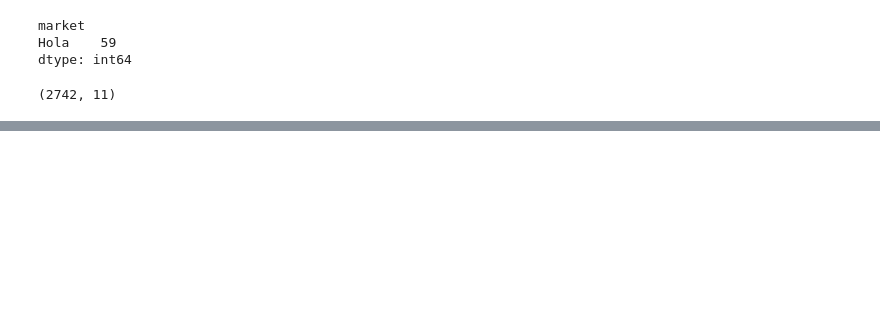
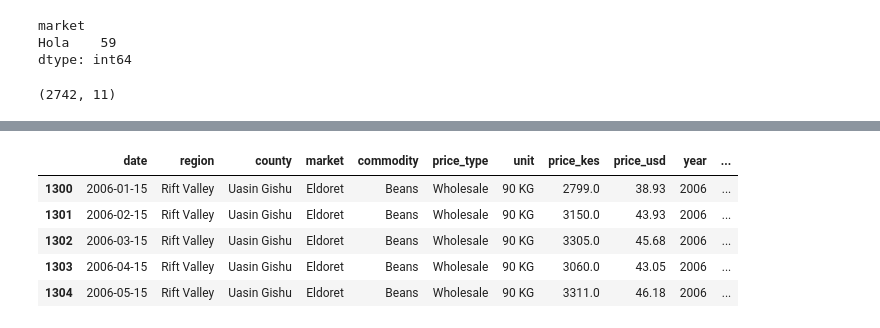
Before and after one commit to rose-odiwuor/food_market_prices, a Jupyter notebook: analysis.ipynb, the cells around one changed output, grey strips where cells are left out. Drawn from its saved outputs; the diff is of its cells as text; code cells hidden in the pictures; blank space fills up the shorter version.

```diff
--- a/analysis.ipynb
+++ b/analysis.ipynb
@@ -171,0 +153,3 @@ copy_date.head()
+# %%
+#we are finding the price for a single kg of maize by dividing the wholesale price by 90 ---> retail_price
+df["price_per_kg"] = np.where(df["unit"] == "90 KG", df["price_kes"] / 90, df["price_kes"])
@@ -171,0 +165,10 @@ copy_date.head()
+# %%
+df_wholesale = df[(df["price_type"] == "Wholesale") & (df["unit"] == "90 KG")].copy()
+df_wholesale.head()
+# %% [output]
+|  | date | region | county | market | commodity | price_type | unit | price_kes | price_usd | year | ... |
+| 1300 | 2006-01-15 | Rift Valley | Uasin Gishu | Eldoret | Beans | Wholesale | 90 KG | 2799.0 | 38.93 | 2006 | ... |
+| 1301 | 2006-02-15 | Rift Valley | Uasin Gishu | Eldoret | Beans | Wholesale | 90 KG | 3150.0 | 43.93 | 2006 | ... |
+| 1302 | 2006-03-15 | Rift Valley | Uasin Gishu | Eldoret | Beans | Wholesale | 90 KG | 3305.0 | 45.68 | 2006 | ... |
+| 1303 | 2006-04-15 | Rift Valley | Uasin Gishu | Eldoret | Beans | Wholesale | 90 KG | 3060.0 | 43.05 | 2006 | ... |
+| 1304 | 2006-05-15 | Rift Valley | Uasin Gishu | Eldoret | Beans | Wholesale | 90 KG | 3311.0 | 46.18 | 2006 | ... |
```
Also changed, not shown: parts of 13 cells of this notebook.
